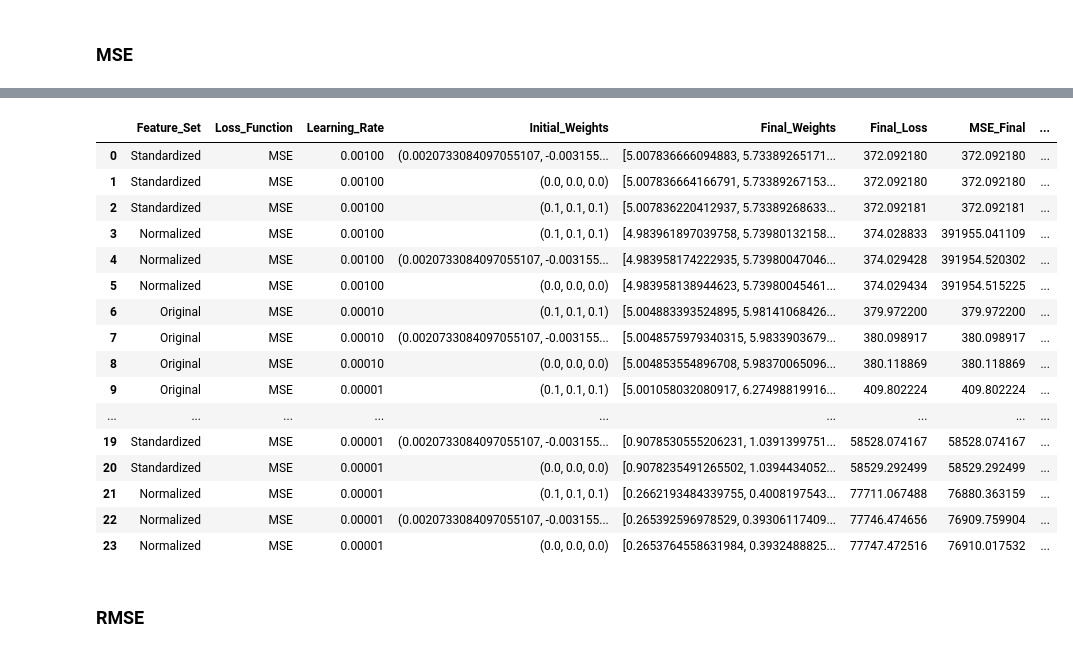
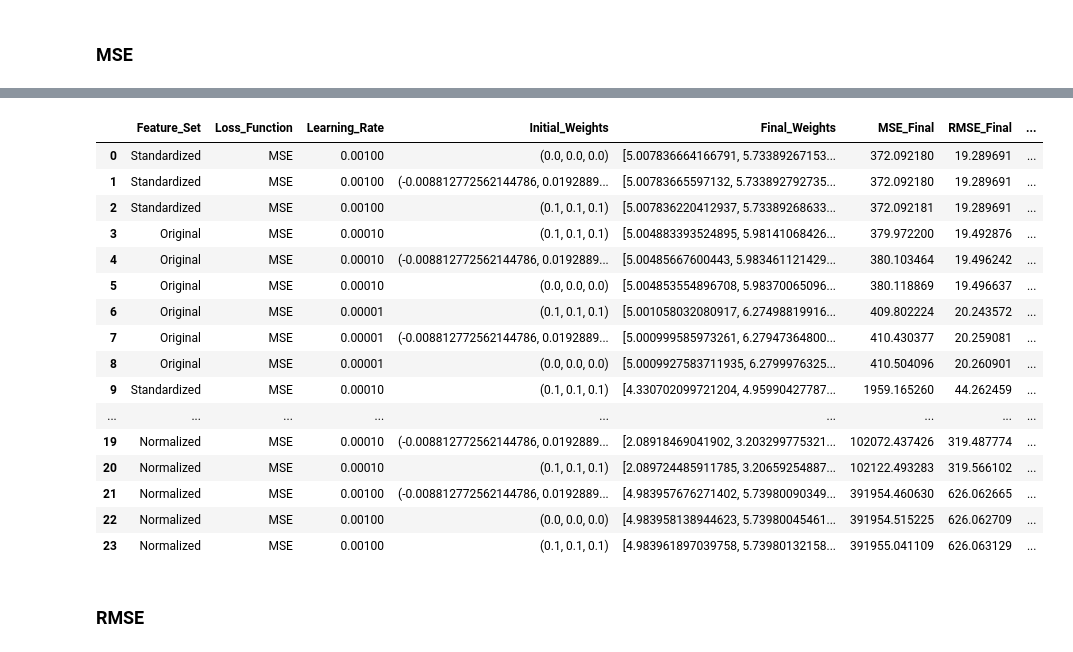
Before and after one commit to matheusssilva991/rna_tarefas_mestrado, a Jupyter notebook: src/tarefa2.ipynb, the cells around one changed output, grey strips where cells are left out. Saved outputs shown, nothing was run; the diff lists cells and outputs as text; code cells hidden in the pictures.

```diff
--- a/src/tarefa2.ipynb
+++ b/src/tarefa2.ipynb
@@ -282,24 +285,24 @@ Pesos: [ 5.00783667  5.73389265 10.59907136]
 # %%
-df_result_mse = df_result[df_result['Loss_Function'] == 'MSE'].sort_values(by='Final_Loss').reset_index(drop=True)
+df_result_mse = df_result[df_result['Loss_Function'] == 'MSE'].sort_values(by='MSE_Final').drop(columns='Final_Loss').reset_index(drop=True)
 df_result_mse
 # %% [output]
-|  | Feature_Set | Loss_Function | Learning_Rate | Initial_Weights | Final_Weights | Final_Loss | MSE_Final | ... |
-| 0 | Standardized | MSE | 0.00100 | (0.0020733084097055107, -0.003155... | [5.007836666094883, 5.73389265171... | 372.092180 | 372.092180 | ... |
-| 1 | Standardized | MSE | 0.00100 | (0.0, 0.0, 0.0) | [5.007836664166791, 5.73389267153... | 372.092180 | 372.092180 | ... |
-| 2 | Standardized | MSE | 0.00100 | (0.1, 0.1, 0.1) | [5.007836220412937, 5.73389268633... | 372.092181 | 372.092181 | ... |
-| 3 | Normalized | MSE | 0.00100 | (0.1, 0.1, 0.1) | [4.983961897039758, 5.73980132158... | 374.028833 | 391955.041109 | ... |
-| 4 | Normalized | MSE | 0.00100 | (0.0020733084097055107, -0.003155... | [4.983958174222935, 5.73980047046... | 374.029428 | 391954.520302 | ... |
-| 5 | Normalized | MSE | 0.00100 | (0.0, 0.0, 0.0) | [4.983958138944623, 5.73980045461... | 374.029434 | 391954.515225 | ... |
-| 6 | Original | MSE | 0.00010 | (0.1, 0.1, 0.1) | [5.004883393524895, 5.98141068426... | 379.972200 | 379.972200 | ... |
-| 7 | Original | MSE | 0.00010 | (0.0020733084097055107, -0.003155... | [5.0048575979340315, 5.9833903679... | 380.098917 | 380.098917 | ... |
-| 8 | Original | MSE | 0.00010 | (0.0, 0.0, 0.0) | [5.004853554896708, 5.98370065096... | 380.118869 | 380.118869 | ... |
-| 9 | Original | MSE | 0.00001 | (0.1, 0.1, 0.1) | [5.001058032080917, 6.27498819916... | 409.802224 | 409.802224 | ... |
+|  | Feature_Set | Loss_Function | Learning_Rate | Initial_Weights | Final_Weights | MSE_Final | RMSE_Final | ... |
+| 0 | Standardized | MSE | 0.00100 | (0.0, 0.0, 0.0) | [5.007836664166791, 5.73389267153... | 372.092180 | 19.289691 | ... |
+| 1 | Standardized | MSE | 0.00100 | (-0.008812772562144786, 0.0192889... | [5.00783665597132, 5.733892792735... | 372.092180 | 19.289691 | ... |
+| 2 | Standardized | MSE | 0.00100 | (0.1, 0.1, 0.1) | [5.007836220412937, 5.73389268633... | 372.092181 | 19.289691 | ... |
+| 3 | Original | MSE | 0.00010 | (0.1, 0.1, 0.1) | [5.004883393524895, 5.98141068426... | 379.972200 | 19.492876 | ... |
+| 4 | Original | MSE | 0.00010 | (-0.008812772562144786, 0.0192889... | [5.00485667600443, 5.983461121429... | 380.103464 | 19.496242 | ... |
+| 5 | Original | MSE | 0.00010 | (0.0, 0.0, 0.0) | [5.004853554896708, 5.98370065096... | 380.118869 | 19.496637 | ... |
+| 6 | Original | MSE | 0.00001 | (0.1, 0.1, 0.1) | [5.001058032080917, 6.27498819916... | 409.802224 | 20.243572 | ... |
+| 7 | Original | MSE | 0.00001 | (-0.008812772562144786, 0.0192889... | [5.000999585973261, 6.27947364800... | 410.430377 | 20.259081 | ... |
+| 8 | Original | MSE | 0.00001 | (0.0, 0.0, 0.0) | [5.0009927583711935, 6.2799976325... | 410.504096 | 20.260901 | ... |
+| 9 | Standardized | MSE | 0.00010 | (0.1, 0.1, 0.1) | [4.330702099721204, 4.95990427787... | 1959.165260 | 44.262459 | ... |
 | ... | ... | ... | ... | ... | ... | ... | ... | ... |
-| 19 | Standardized | MSE | 0.00001 | (0.0020733084097055107, -0.003155... | [0.9078530555206231, 1.0391399751... | 58528.074167 | 58528.074167 | ... |
-| 20 | Standardized | MSE | 0.00001 | (0.0, 0.0, 0.0) | [0.9078235491265502, 1.0394434052... | 58529.292499 | 58529.292499 | ... |
-| 21 | Normalized | MSE | 0.00001 | (0.1, 0.1, 0.1) | [0.2662193484339755, 0.4008197543... | 77711.067488 | 76880.363159 | ... |
-| 22 | Normalized | MSE | 0.00001 | (0.0020733084097055107, -0.003155... | [0.265392596978529, 0.39306117409... | 77746.474656 | 76909.759904 | ... |
-| 23 | Normalized | MSE | 0.00001 | (0.0, 0.0, 0.0) | [0.2653764558631984, 0.3932488825... | 77747.472516 | 76910.017532 | ... |
+| 19 | Normalized | MSE | 0.00010 | (-0.008812772562144786, 0.0192889... | [2.08918469041902, 3.203299775321... | 102072.437426 | 319.487774 | ... |
+| 20 | Normalized | MSE | 0.00010 | (0.1, 0.1, 0.1) | [2.089724485911785, 3.20659254887... | 102122.493283 | 319.566102 | ... |
+| 21 | Normalized | MSE | 0.00100 | (-0.008812772562144786, 0.0192889... | [4.983957676271402, 5.73980090349... | 391954.460630 | 626.062665 | ... |
+| 22 | Normalized | MSE | 0.00100 | (0.0, 0.0, 0.0) | [4.983958138944623, 5.73980045461... | 391954.515225 | 626.062709 | ... |
+| 23 | Normalized | MSE | 0.00100 | (0.1, 0.1, 0.1) | [4.983961897039758, 5.73980132158... | 391955.041109 | 626.063129 | ... |
 # %% [markdown]
 ### RMSE
 # %%
```
Also changed, not shown: parts of 5 cells of this notebook, 6 other files.
